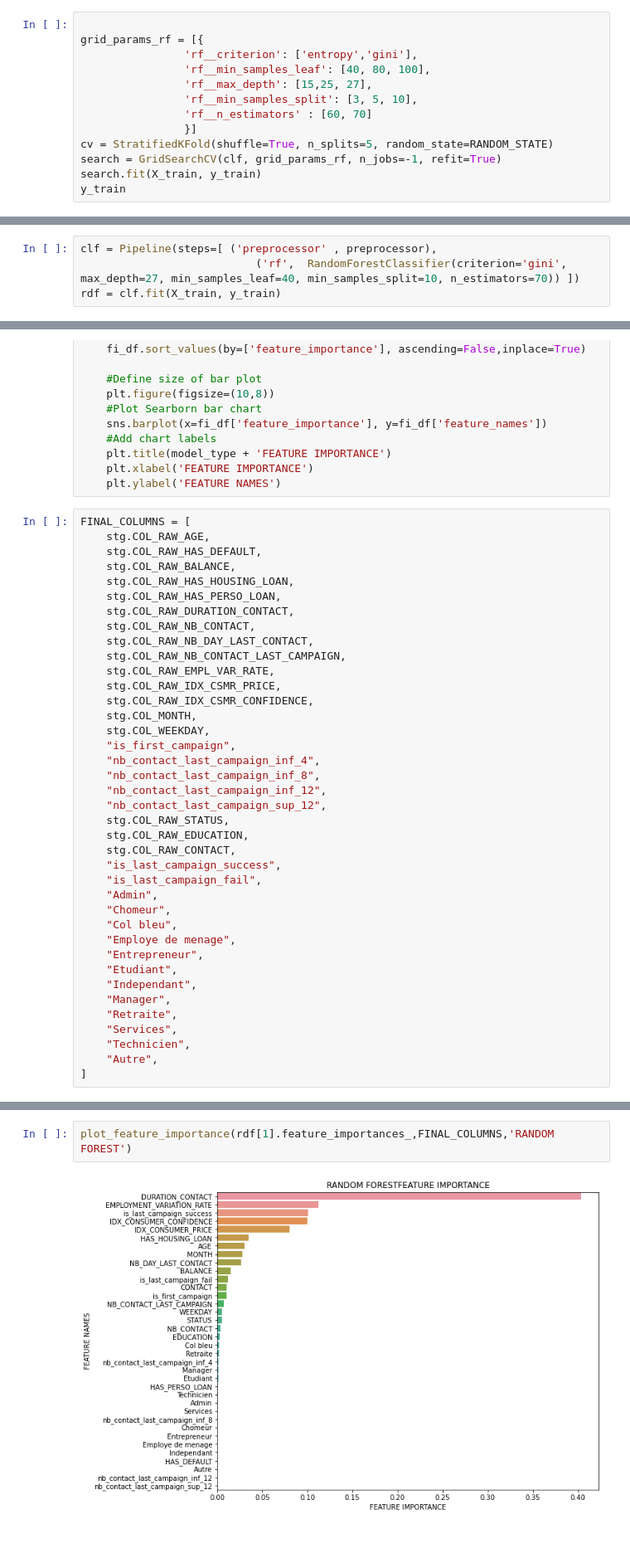
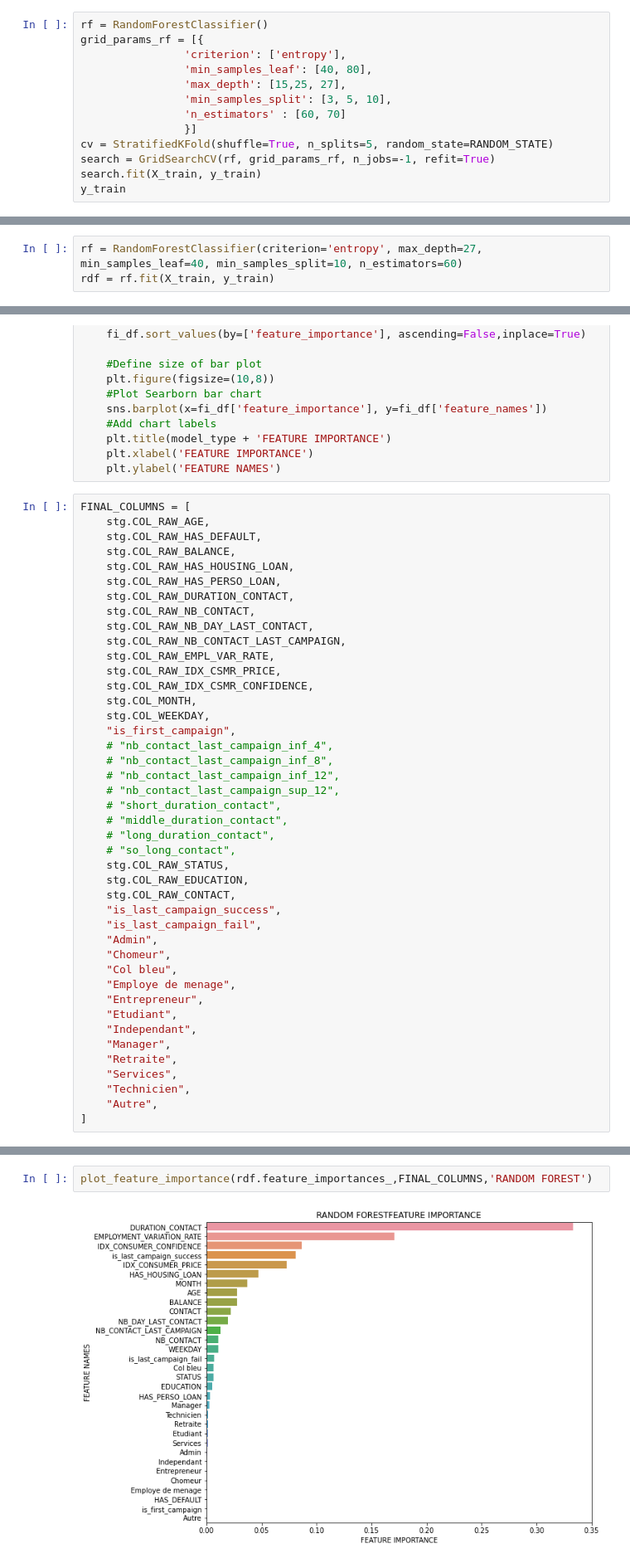
Before and after one commit to emilio-desousa/product_subscription, a Jupyter notebook: notebooks/test_for_features.ipynb, the cells around one changed output, grey strips where cells are left out. Shown at 83% size. Cells and saved outputs as stored; diff of their text form; blank space fills up the shorter version.

```diff
--- a/notebooks/test_for_features.ipynb
+++ b/notebooks/test_for_features.ipynb
@@ -94,14 +79,14 @@ X_train.shape
 # %%
-
+rf = RandomForestClassifier()
 grid_params_rf = [{
-                'rf__criterion': ['entropy','gini'],
-                'rf__min_samples_leaf': [40, 80, 100],
-                'rf__max_depth': [15,25, 27],
-                'rf__min_samples_split': [3, 5, 10],
-                'rf__n_estimators' : [60, 70]
+                'criterion': ['entropy'],
+                'min_samples_leaf': [40, 80],
+                'max_depth': [15,25, 27],
+                'min_samples_split': [3, 5, 10],
+                'n_estimators' : [60, 70]
                 }]
 cv = StratifiedKFold(shuffle=True, n_splits=5, random_state=RANDOM_STATE)
-search = GridSearchCV(clf, grid_params_rf, n_jobs=-1, refit=True)
+search = GridSearchCV(rf, grid_params_rf, n_jobs=-1, refit=True)
 search.fit(X_train, y_train)
 y_train
 # %% [output]
@@ -189,4 +102,3 @@ search.best_params_
 # %%
-clf = Pipeline(steps=[ ('preprocessor' , preprocessor),
-                           ('rf',  RandomForestClassifier(criterion='gini', max_depth=27, min_samples_leaf=40, min_samples_split=10, n_estimators=70)) ])
-rdf = clf.fit(X_train, y_train)
+rf = RandomForestClassifier(criterion='entropy', max_depth=27, min_samples_leaf=40, min_samples_split=10, n_estimators=60)
+rdf = rf.fit(X_train, y_train)
@@ -248,10 +145,14 @@ FINAL_COLUMNS = [
     stg.COL_MONTH,
     stg.COL_WEEKDAY,
     "is_first_campaign",
-    "nb_contact_last_campaign_inf_4",
-    "nb_contact_last_campaign_inf_8",
-    "nb_contact_last_campaign_inf_12",
-    "nb_contact_last_campaign_sup_12",
+    # "nb_contact_last_campaign_inf_4",
+    # "nb_contact_last_campaign_inf_8",
+    # "nb_contact_last_campaign_inf_12",
+    # "nb_contact_last_campaign_sup_12",
+    # "short_duration_contact",
+    # "middle_duration_contact",
+    # "long_duration_contact",
+    # "so_long_contact",
     stg.COL_RAW_STATUS,
     stg.COL_RAW_EDUCATION,
     stg.COL_RAW_CONTACT,
@@ -273,4 +182,4 @@ FINAL_COLUMNS = [
 # %%
-plot_feature_importance(rdf[1].feature_importances_,FINAL_COLUMNS,'RANDOM FOREST')
+plot_feature_importance(rdf.feature_importances_,FINAL_COLUMNS,'RANDOM FOREST')
 # %% [output]
-[figure, old version]
+[figure, new version]
```
Also changed, not shown: parts of 18 cells of this notebook, 8 other files.
